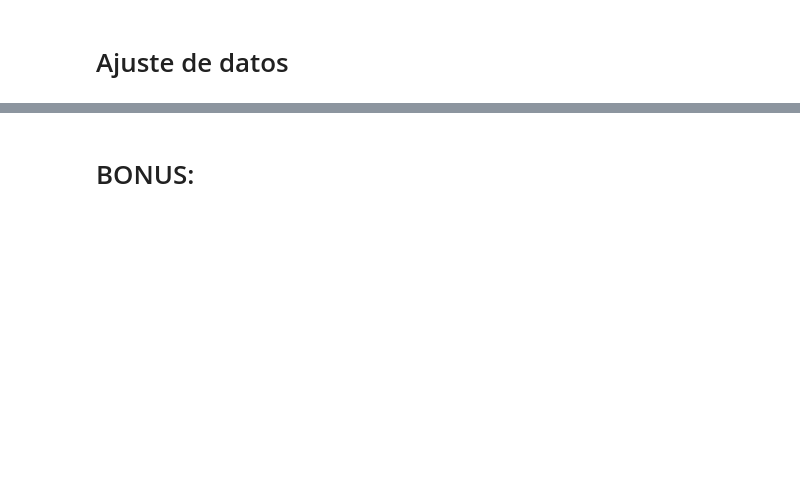
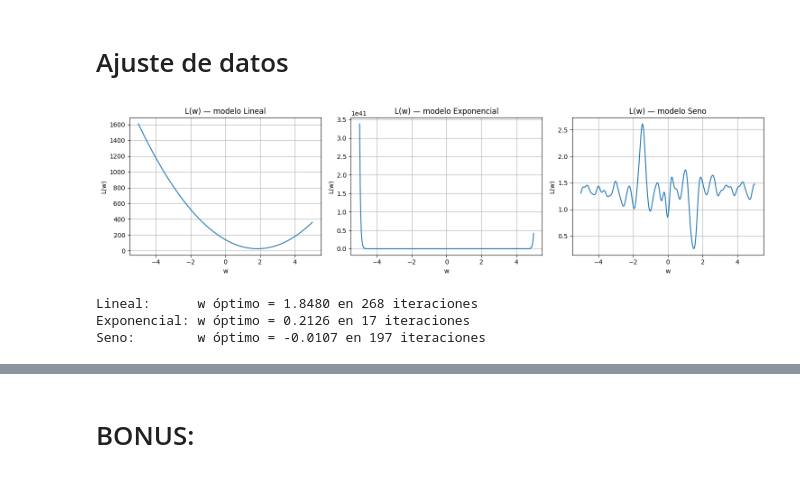
Before and after one commit to nicolasferreirat/Entregable2-Calculo2026, a Jupyter notebook: project.ipynb, the cells around one changed output, grey strips where cells are left out. Drawn from its saved outputs; the diff is of its cells as text; code cells hidden in the pictures; blank space fills up the shorter version.

```diff
--- a/project.ipynb
+++ b/project.ipynb
@@ -20,7 +21,11 @@ def biseccion(f: Function, a: float, b: float, tol: float = 1e-6, max_iter: int
     for step in range(max_iter):
         m = (a + b) / 2
 
-        if derf.eval(a) * derf.eval(m) < 0:
+        fm = derf.eval(m)
+        if fm == 0:
+            return m, step + 1
+
+        if derf.eval(a) * fm < 0:
             b = m
         else:
             a = m
@@ -28,7 +33,7 @@ def biseccion(f: Function, a: float, b: float, tol: float = 1e-6, max_iter: int
         if (b - a) < tol:
             break
 
-    return m, step + 1
+    return (a + b) / 2, step + 1
 
 def newton(f: Function, x0: float, tol: float = 1e-6, max_iter: int = 1000):
     derf  = f.derivative()
@@ -123,3 +427,32 @@ w = Variable()
 # %%
 # Optimice la función de pérdida
+# Graficar L(w) para cada modelo
+w_vals = np.linspace(-5, 5, 300)
+
+fig, axes = plt.subplots(1, 3, figsize=(15, 4))
+
+for ax, L, title in zip(axes, [loss_linear, loss_exp, loss_sin], ["Lineal", "Exponencial", "Seno"]):
+    L_vals = np.array([L.eval(wv) for wv in w_vals])
+    ax.plot(w_vals, L_vals)
+    ax.set_title(f"L(w) — modelo {title}")
+    ax.set_xlabel("w")
+    ax.set_ylabel("L(w)")
+    ax.grid(True)
+
+plt.tight_layout()
+plt.show()
+
+# Aplicar descenso por gradiente para encontrar w optimo
+w_linear, steps_linear = descenso_gradiente(loss_linear, x0=0.0, lr=0.001)
+w_exp, steps_exp = descenso_gradiente(loss_exp,    x0=0.0, lr=0.001)
+w_sin, steps_sin = descenso_gradiente(loss_sin,    x0=0.0, lr=0.001)
+
+print(f"Lineal:      w óptimo = {w_linear:.4f} en {steps_linear} iteraciones")
+print(f"Exponencial: w óptimo = {w_exp:.4f} en {steps_exp} iteraciones")
+print(f"Seno:        w óptimo = {w_sin:.4f} en {steps_sin} iteraciones")
+# %% [output]
+[figure, added]
+Lineal:      w óptimo = 1.8480 en 268 iteraciones
+Exponencial: w óptimo = 0.2126 en 17 iteraciones
+Seno:        w óptimo = -0.0107 en 197 iteraciones
 # %%
```
Also changed, not shown: parts of 18 cells of this notebook.
